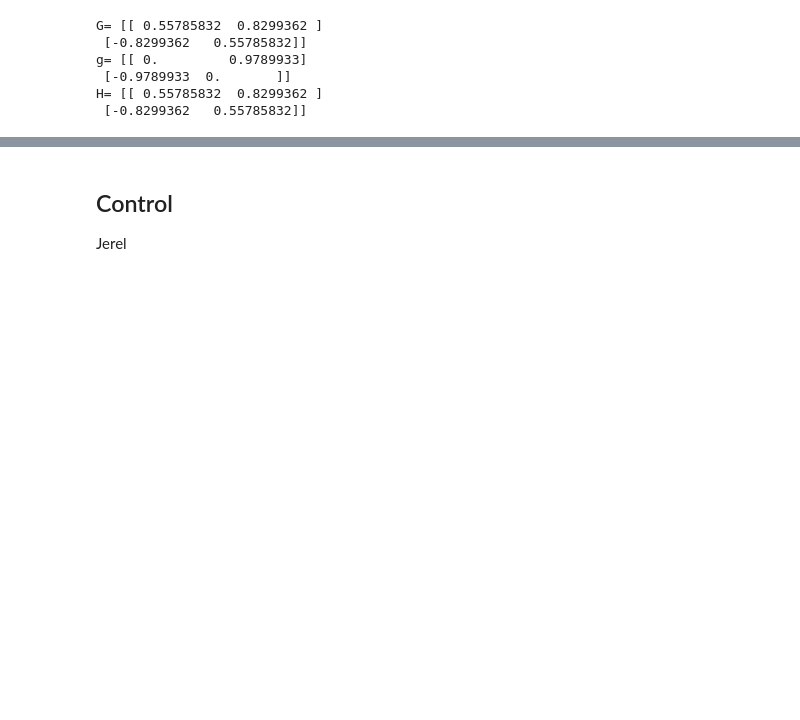
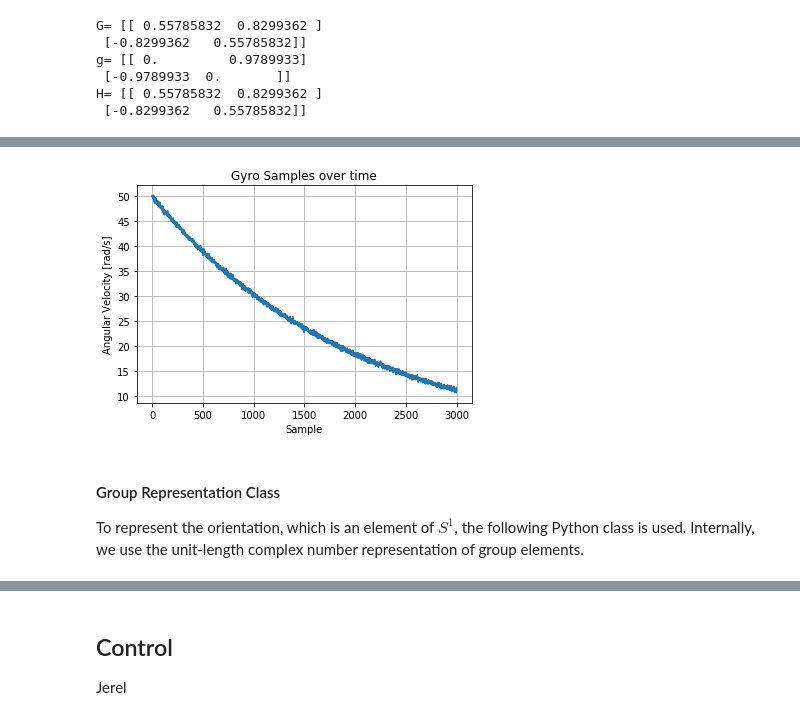
Before and after one commit to byu-magicc/lie_groups, a Jupyter notebook: Chap-02-S1.ipynb, the cells around one changed output, grey strips where cells are left out. Cells and saved outputs as stored; diff of their text form; code cells hidden in the pictures; blank space fills up the shorter version.

Commit message:
merged S1 Lie group integrators into the chapter

```diff
--- a/Chap-02-S1.ipynb
+++ b/Chap-02-S1.ipynb
@@ -301,0 +316,48 @@ Parker
+# %%
+def generate_gyro_samples(w0=50, Ts=0.01, secs=5, **kwargs):
+    # number of samples
+    N = int(secs/Ts)
+
+    # sample time vector
+    n = np.arange(N)
+
+    # generate the slowly-decaying signal
+    alpha = kwargs['alpha']
+    w = w0*np.exp(-alpha*(n*Ts))
+
+    # Make some noise!
+    sigma = kwargs['sigma']
+    eta = sigma*np.random.randn(N)
+
+    return w + eta
+
+# Simulation parameters
+P = {
+    # initial angular velocity
+    'w0': 50,
+
+    # sample period
+    'Ts': 0.01,
+
+    # duration of simulation
+    'secs': 30,
+
+    # exponential decay parameter
+    'alpha': 0.05,
+
+    # std dev of AWGN
+    'sigma': 0.25
+}
+
+# Generate samples of gyro measurements
+w = generate_gyro_samples(**P)
+fig = plt.figure()
+plt.plot(w)
+plt.title('Gyro Samples over time')
+plt.grid(); plt.xlabel('Sample'); plt.ylabel('Angular Velocity [rad/s]')
+plt.show()
+# %% [output]
+[figure, added]
+# %% [markdown]
+#### Group Representation Class
+To represent the orientation, which is an element of $S^1$, the following Python class is used. Internally, we use the unit-length complex number representation of group elements.
```
Also changed, not shown: parts of 25 cells of this notebook, 3 other files.
